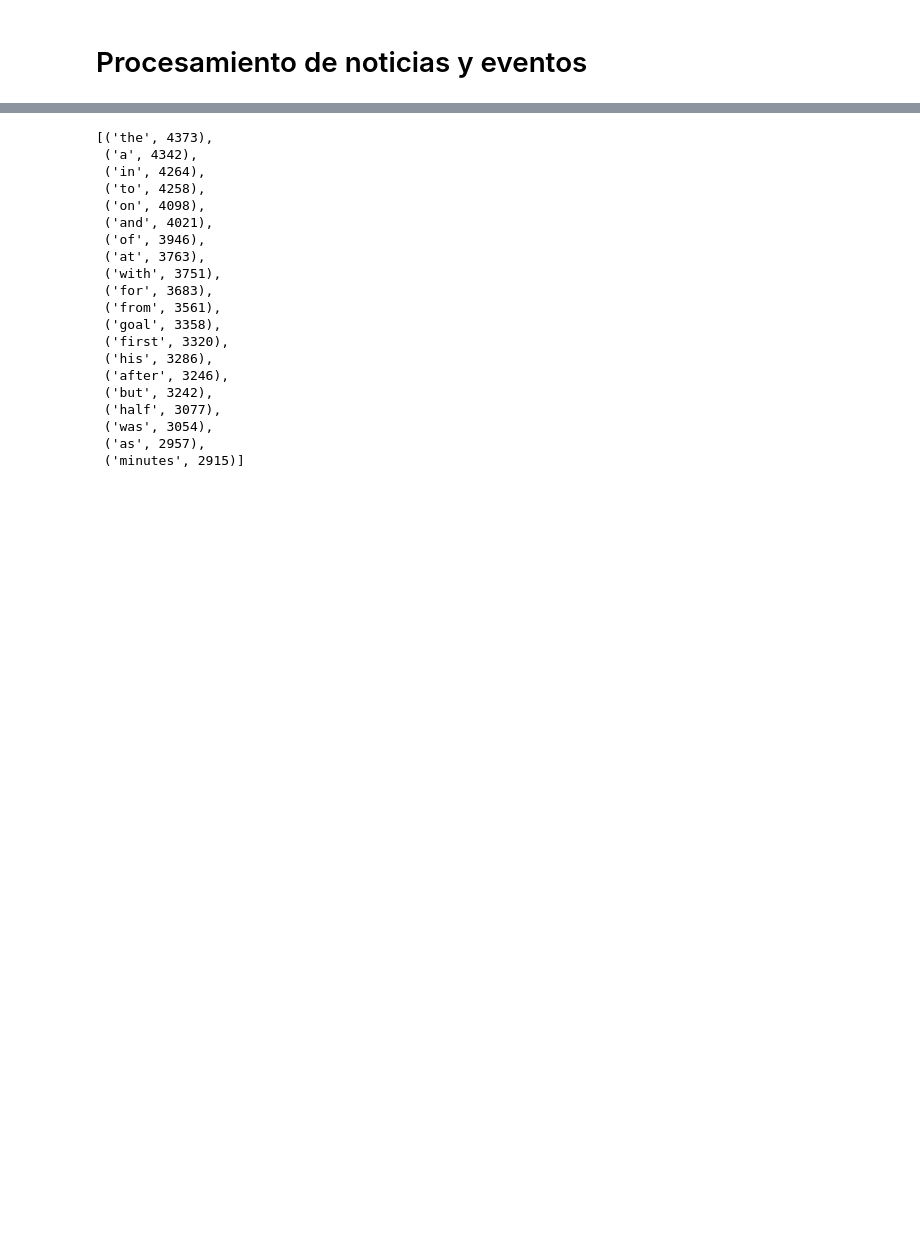
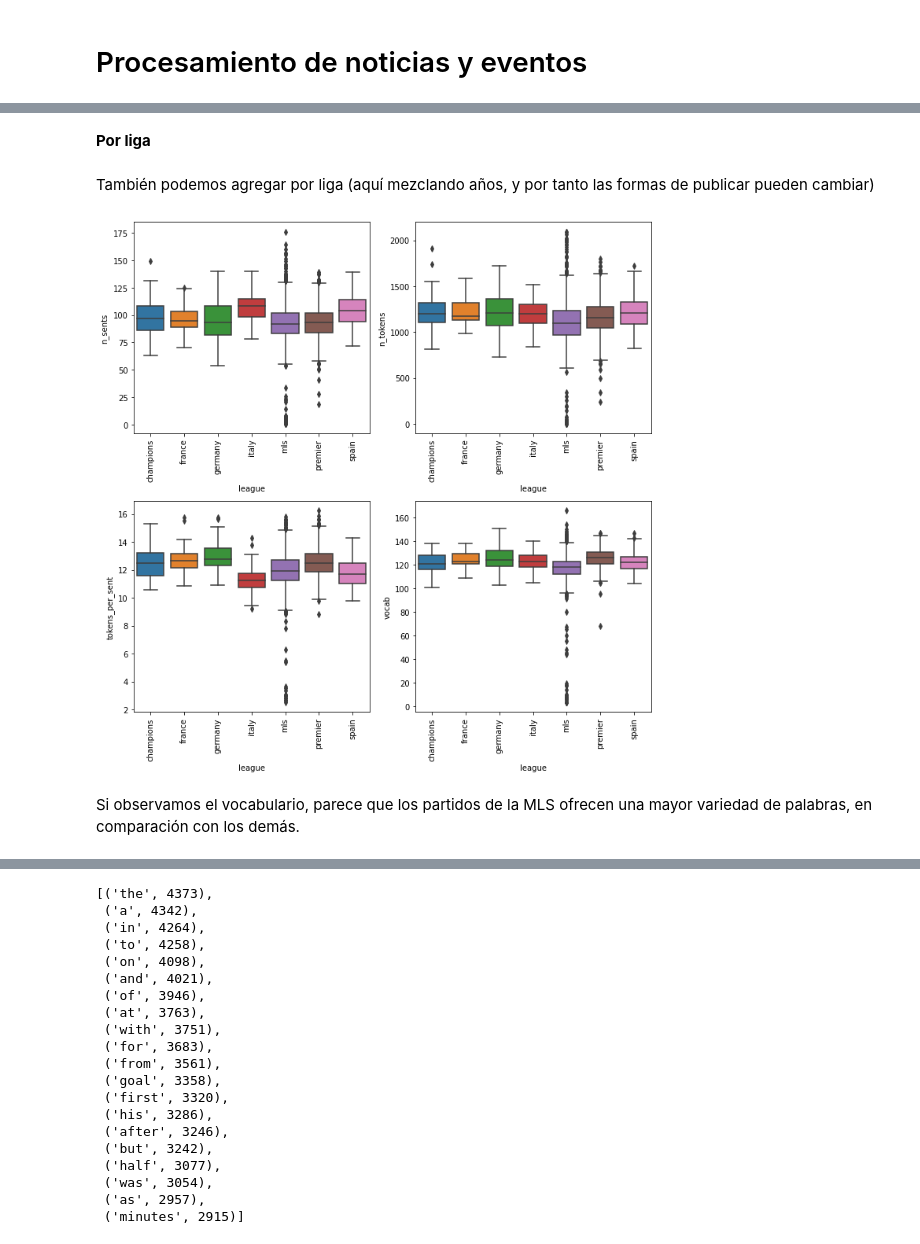
Before and after one commit to gscharly/master_ds_tfm, a Jupyter notebook: analysis/article_vocabulary.ipynb, the cells around one changed output, grey strips where cells are left out. Cells and saved outputs as stored; diff of their text form; code cells hidden in the pictures; blank space fills up the shorter version.

```diff
--- a/analysis/article_vocabulary.ipynb
+++ b/analysis/article_vocabulary.ipynb
@@ -73,0 +190,12 @@ prueba['article']
+# %% [markdown]
+__Por liga__
+# %% [markdown]
+También podemos agregar por liga (aquí mezclando años, y por tanto las formas de publicar pueden cambiar)
+# %%
+ordered_files = sorted(events_df['league'].unique())
+# %%
+vis_utils.multiple_boxplot(events_df, num_cols, x='league', ncols=2, order=ordered_files)
+# %% [output]
+[figure, added]
+# %% [markdown]
+Si observamos el vocabulario, parece que los partidos de la MLS ofrecen una mayor variedad de palabras, en comparación con los demás.
```
Also changed, not shown: parts of 117 cells of this notebook, 1 other file.
